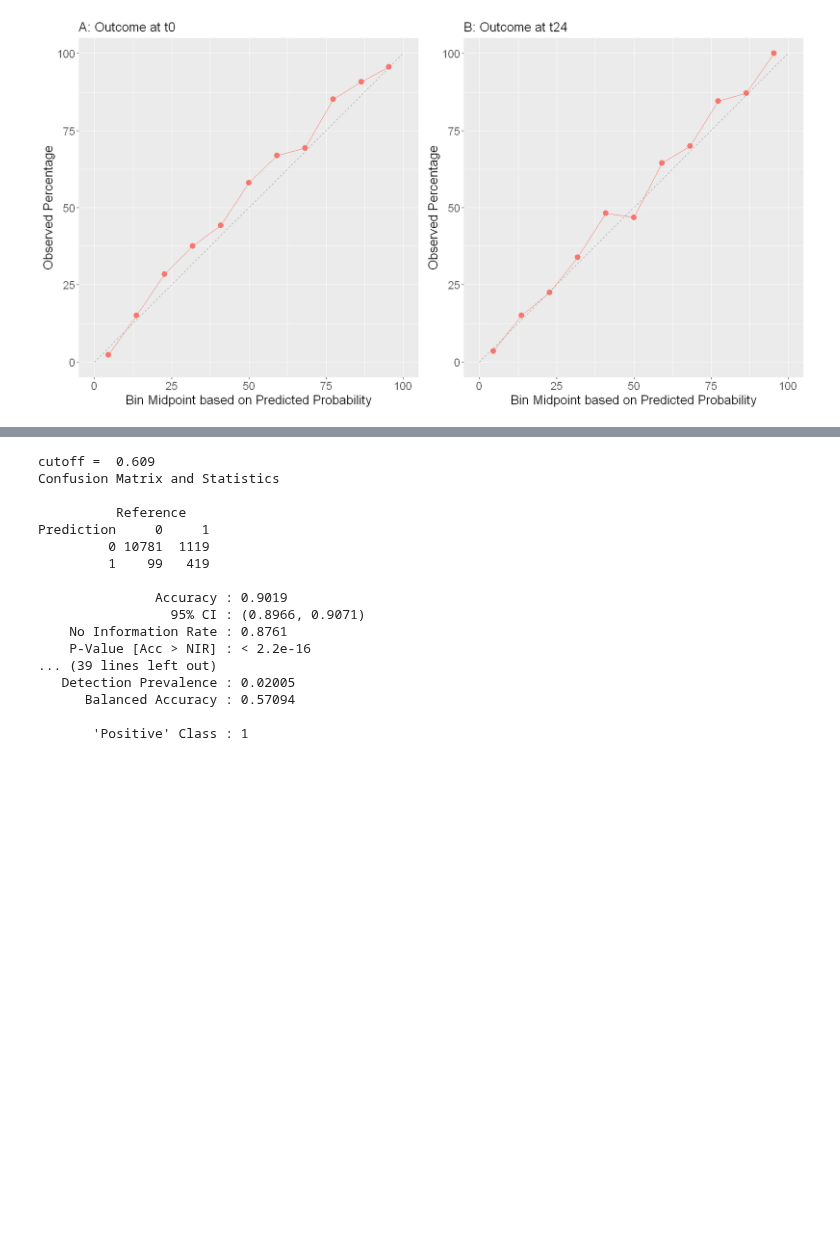
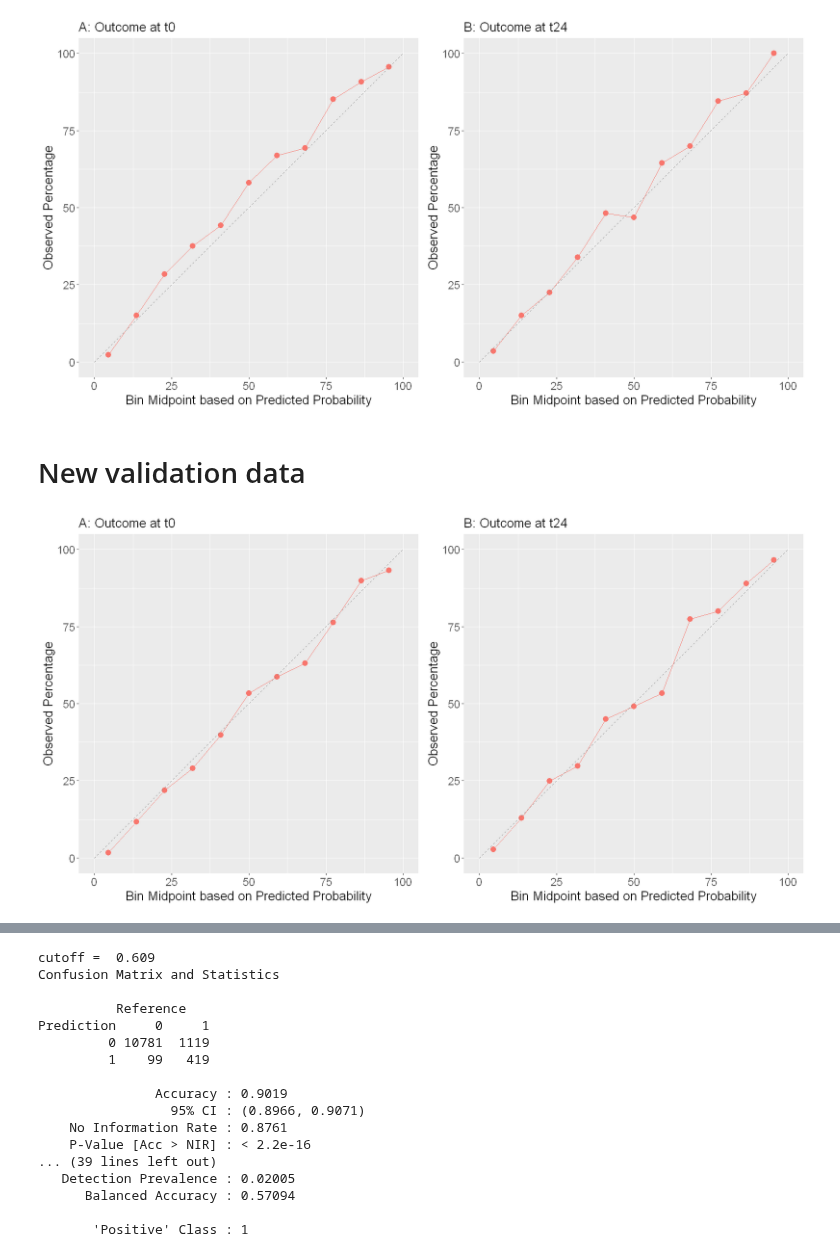
Before and after one commit to Minh084/TDA, a Jupyter notebook: shc2021/20_model_performance_R.ipynb, the cells around one changed output, grey strips where cells are left out. Drawn from its saved outputs; the diff is of its cells as text; code cells hidden in the pictures; blank space fills up the shorter version.

```diff
--- a/shc2021/20_model_performance_R.ipynb
+++ b/shc2021/20_model_performance_R.ipynb
@@ -33,20 +51,25 @@ library(cowplot)
 # %%
 # directories
+# ORIGINAL DATA
 datadir0 = "../../DataTD/"
-cohortdir = "../../OutputTD/1_cohort"
-# featuredir = "../../OutputTD/2_features"
+cohortdir0 = "../../OutputTD/1_cohort"
+featuredir0 = "../../OutputTD/2_features"
 modeldir0 = "../../OutputTD/3_models/1_4_cohort"
 
+# VALIDATION NEW DATA
 datadir6 = "../../DataTD/validation"
 valdir = "../../OutputTD/6_validation"
 modeldir6 = "../../OutputTD/6_validation/models"
+
+# ALL NEW DATA
 datadir = "../../DataTD/shc2021"
 outdir = "../../OutputTD/shc2021"
 modeldir = "../../OutputTD/shc2021/models" # new split new data
 modeldir2 = "../../OutputTD/shc2021/models2" # old split new data
+figuredir = "../../OutputTD/shc2021/figures"
 
-figuredir0 = "../../OutputTD/Figures"
-figuredir = "../../OutputTD/shc2021/figures"
+# ALL FIGURES
+Figuredir = "../../OutputTD/Figures"
 
 # display rows and cols
 options(repr.matrix.max.rows=250, repr.matrix.max.cols=30)
@@ -400,7 +867,7 @@ A data.frame: 11 × 9
 | pred_death_24hr_recent | (0.909,1] | 100.000000 | 39.763536 | 100.000000 | 4 | 95.454545 | 1.00000000 | 0.95454545 |
 # %%
 cal_plot_data1 = calibration(factor(first_label) ~ pred_first,
-                             data = results, class = 1)$data
+                             data = results0, class = 1)$data
 cal_plot_data1 <- cal_plot_data1 %>% mutate("Observed Average" = Percent/100, "Predicted Value" = midpoint/100)
 cal_plot_data1
 # %% [output]
@@ -485,3 +952,62 @@ ggsave(filename = file.path(figuredir, "Fig3.3_calibration_plotsAB_notitle.png")
 #        width = 14, height = 7, dpi = 1200)
 # %% [output]
 [figure]
+# %% [markdown]
+# New validation data
+# %%
+cal_plot_data1 = calibration(factor(first_label) ~ p1,
+                             data = results6, class = 1)$data
+cal_plot_data1 <- cal_plot_data1 %>% mutate("Observed Average" = Percent/100, "Predicted Value" = midpoint/100)
+
+cal_plot_data24 = calibration(factor(death_24hr_recent_label) ~ p24,
+                              data = results6, class = 1)$data
+cal_plot_data24 <- cal_plot_data24 %>% mutate("Observed Average" = Percent/100, "Predicted Value" = midpoint/100)
+
+
+c1 <- ggplot() + xlab("Bin Midpoint") +
+          geom_line(data = cal_plot_data1, aes(midpoint, Percent),
+                    color = "#F8766D") +
+          geom_point(data = cal_plot_data1, aes(midpoint, Percent),
+                    color = "#F8766D", size = 3) +
+          geom_line(aes(c(0, 100), c(0, 100)), linetype = 2,
+                    color = 'grey50') +
+          labs(x="Bin Midpoint based on Predicted Probability", y="Observed Percentage",
+              title = "A: Outcome at t0")
+p1 <- c1 + theme(axis.text=element_text(size=14),
+                 plot.title = element_text(size=16),
+                 axis.title=element_text(size=16), legend.key.size = unit(1, "cm"))#, face="bold"
+
+c24 <- ggplot() + xlab("Bin Midpoint") +
+          geom_line(data = cal_plot_data24, aes(midpoint, Percent),
+                    color = "#F8766D") +
+          geom_point(data = cal_plot_data24, aes(midpoint, Percent),
+                    color = "#F8766D", size = 3) +
+          geom_line(aes(c(0, 100), c(0, 100)), linetype = 2,
+                    color = 'grey50') +
+          labs(x="Bin Midpoint based on Predicted Probability", y="Observed Percentage",
+               title = "B: Outcome at t24")
+p24 <- c24 + theme(axis.text=element_text(size=14),
+                 plot.title = element_text(size=16),
+                 axis.title=element_text(size=16), legend.key.size = unit(1, "cm"))#, face="bold"
+options(repr.plot.width=13.7, repr.plot.height=7)
+# grid.arrange(p1, p2, ncol=2)
+
+plotlist <- list(p1, p24)
+# to save side-by-side picture
+plot_grid(plotlist=plotlist)
+
+# no "page 1 of 1" on top of the saved fig as with glist from gridExtra
+ggsave(filename = file.path(Figuredir, "Fig_val_calibration_plotsAB_notitle.png"), width = 14, height = 7, dpi = 1200)
+
+# or, but will have "page 1 of 1" on top of the saved figure
+# plot_list <- vector("list", 2)
+# plot_list[[1]] <- p1
+# plot_list[[2]] <- p2
+
+# glist <- lapply(plot_list, ggplotGrob)
+
+# ggsave(filename = file.path(figuredir, "Fig3_Calibration_plots.png"),
+#        marrangeGrob(glist, nrow = 1, ncol = 2),
+#        width = 14, height = 7, dpi = 1200)
+# %% [output]
+[figure, added]
```
Also changed, not shown: parts of 42 cells of this notebook, 3 other files.
